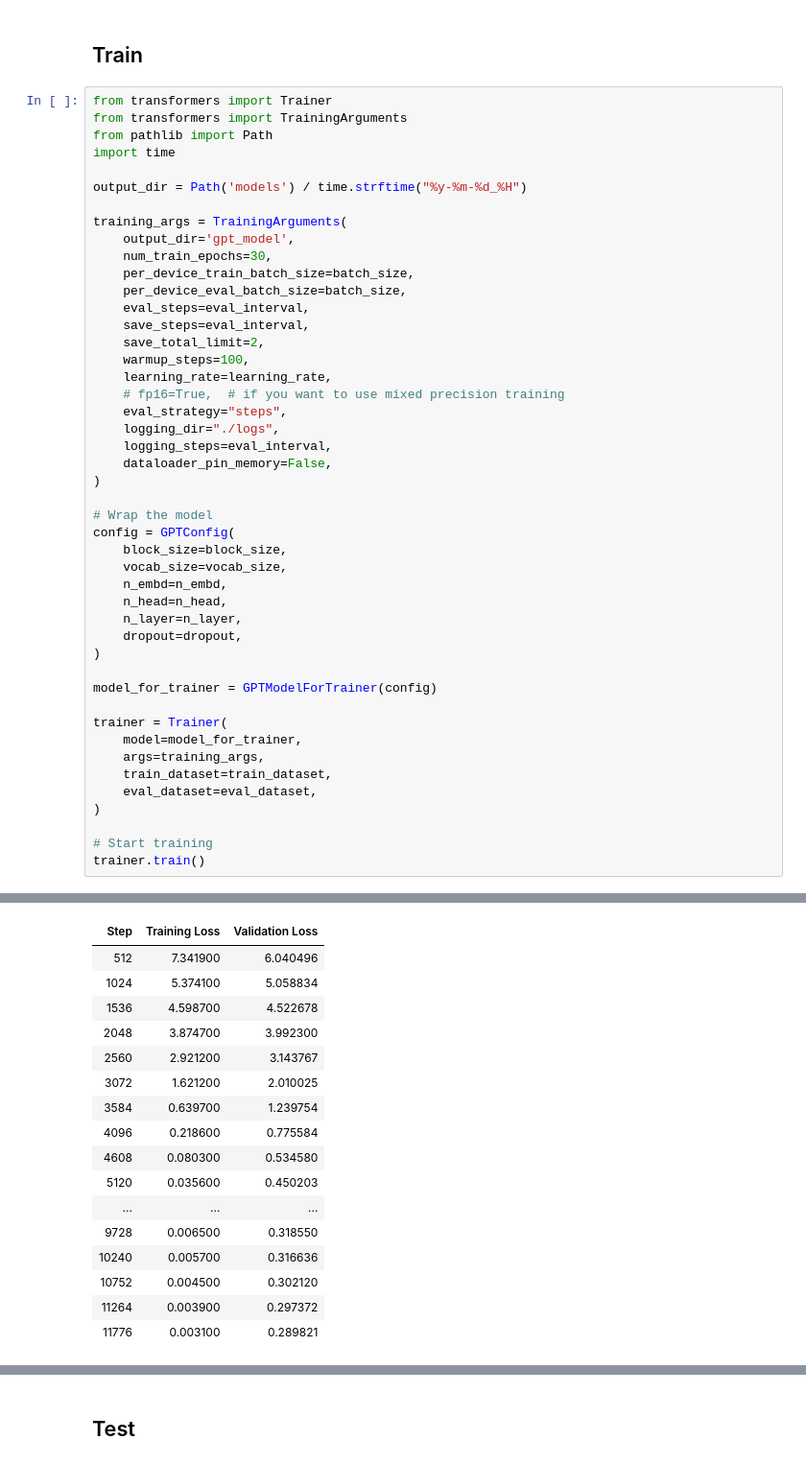
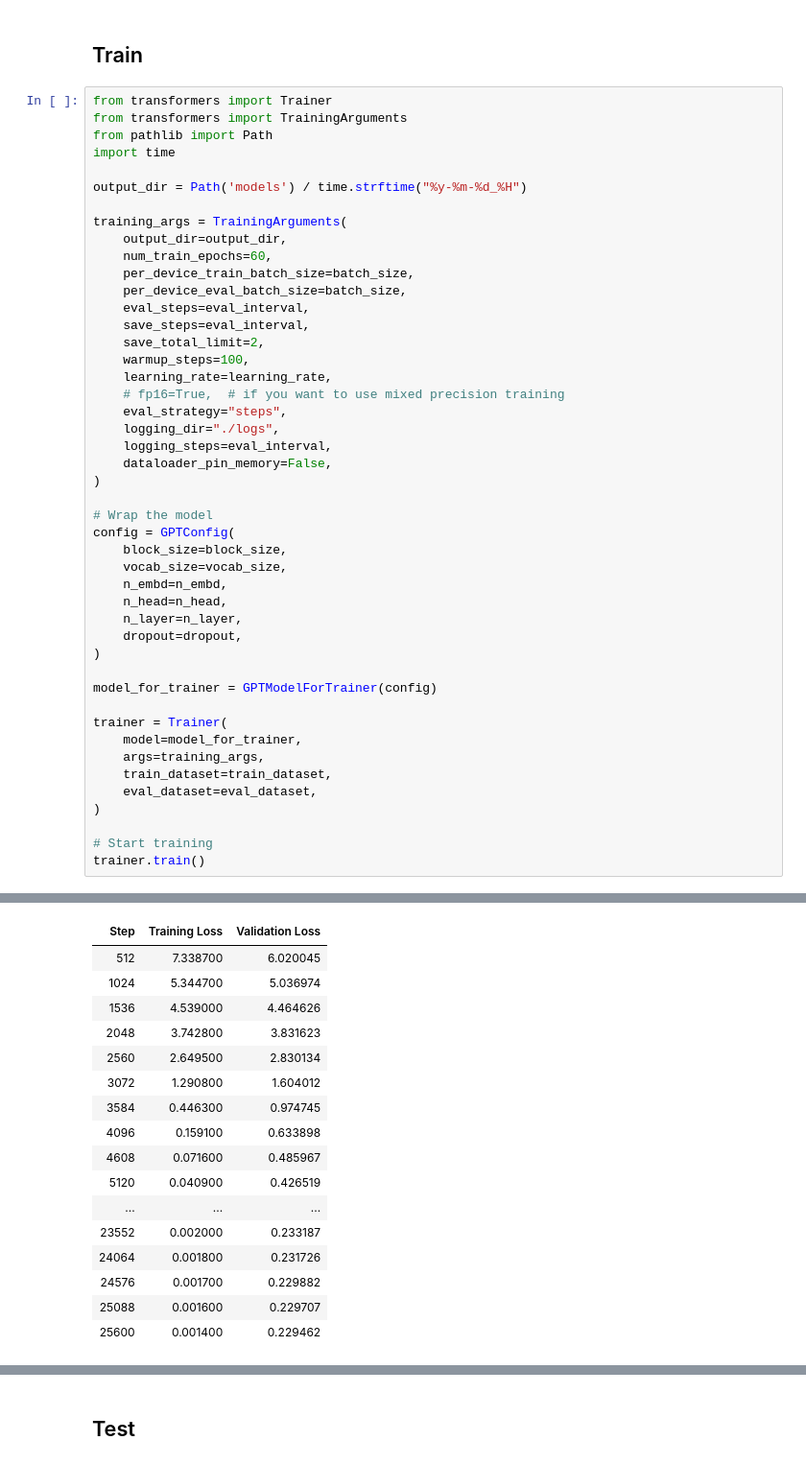
Before and after one commit to JoeyShapiro/GPT-Scratch-TimeSeries, a Jupyter notebook: gpt-timeseries.ipynb, the cells around one changed output, grey strips where cells are left out. Shown at 96% size. Saved outputs shown, nothing was run; the diff lists cells and outputs as text.

Commit message:
chagned output dir

```diff
--- a/gpt-timeseries.ipynb
+++ b/gpt-timeseries.ipynb
@@ -404,8 +404,8 @@ import time
 output_dir = Path('models') / time.strftime("%y-%m-%d_%H")
 
 training_args = TrainingArguments(
-    output_dir='gpt_model',
-    num_train_epochs=30,
+    output_dir=output_dir,
+    num_train_epochs=60,
     per_device_train_batch_size=batch_size,
     per_device_eval_batch_size=batch_size,
     eval_steps=eval_interval,
@@ -446,17 +446,17 @@ trainer.train()
 | Step | Training Loss | Validation Loss |
-| 512 | 7.341900 | 6.040496 |
-| 1024 | 5.374100 | 5.058834 |
-| 1536 | 4.598700 | 4.522678 |
-| 2048 | 3.874700 | 3.992300 |
-| 2560 | 2.921200 | 3.143767 |
-| 3072 | 1.621200 | 2.010025 |
-| 3584 | 0.639700 | 1.239754 |
-| 4096 | 0.218600 | 0.775584 |
-| 4608 | 0.080300 | 0.534580 |
-| 5120 | 0.035600 | 0.450203 |
+| 512 | 7.338700 | 6.020045 |
+| 1024 | 5.344700 | 5.036974 |
+| 1536 | 4.539000 | 4.464626 |
+| 2048 | 3.742800 | 3.831623 |
+| 2560 | 2.649500 | 2.830134 |
+| 3072 | 1.290800 | 1.604012 |
+| 3584 | 0.446300 | 0.974745 |
+| 4096 | 0.159100 | 0.633898 |
+| 4608 | 0.071600 | 0.485967 |
+| 5120 | 0.040900 | 0.426519 |
 | ... | ... | ... |
-| 9728 | 0.006500 | 0.318550 |
-| 10240 | 0.005700 | 0.316636 |
-| 10752 | 0.004500 | 0.302120 |
-| 11264 | 0.003900 | 0.297372 |
-| 11776 | 0.003100 | 0.289821 |
+| 23552 | 0.002000 | 0.233187 |
+| 24064 | 0.001800 | 0.231726 |
+| 24576 | 0.001700 | 0.229882 |
+| 25088 | 0.001600 | 0.229707 |
+| 25600 | 0.001400 | 0.229462 |
```
Also changed, not shown: parts of 6 cells of this notebook.
